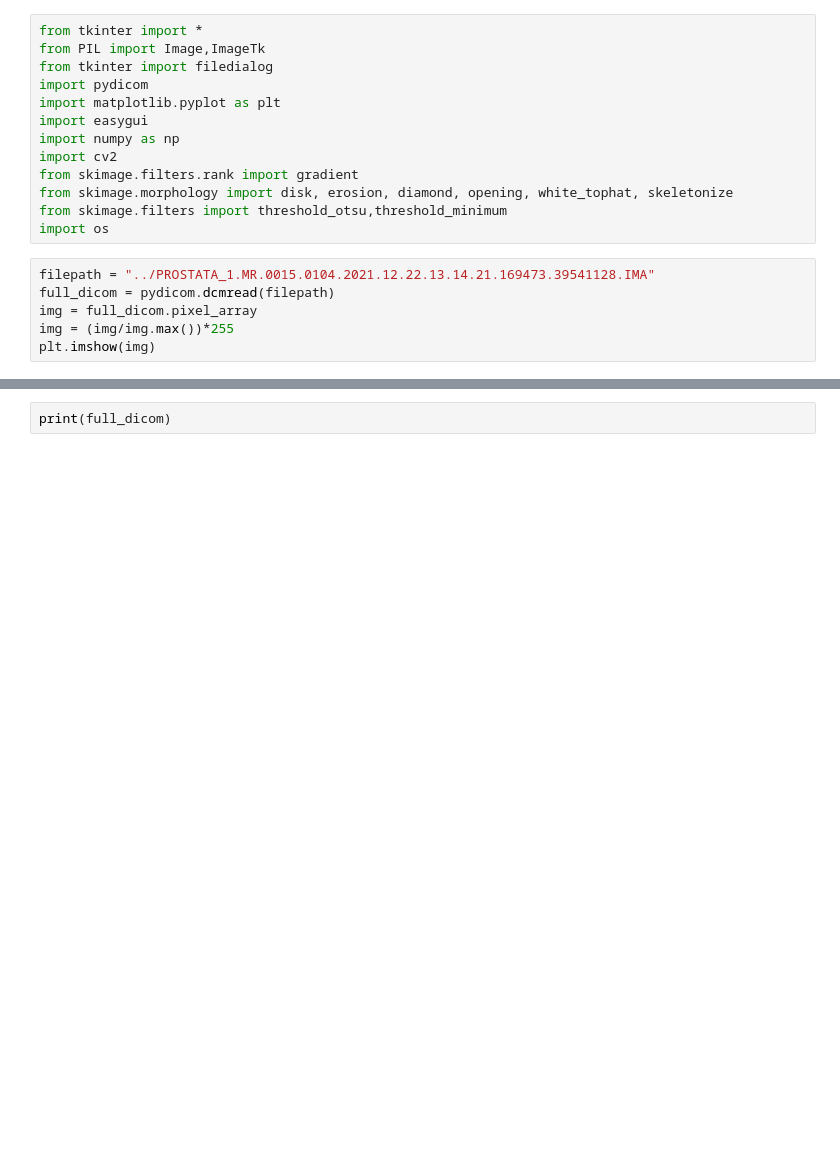
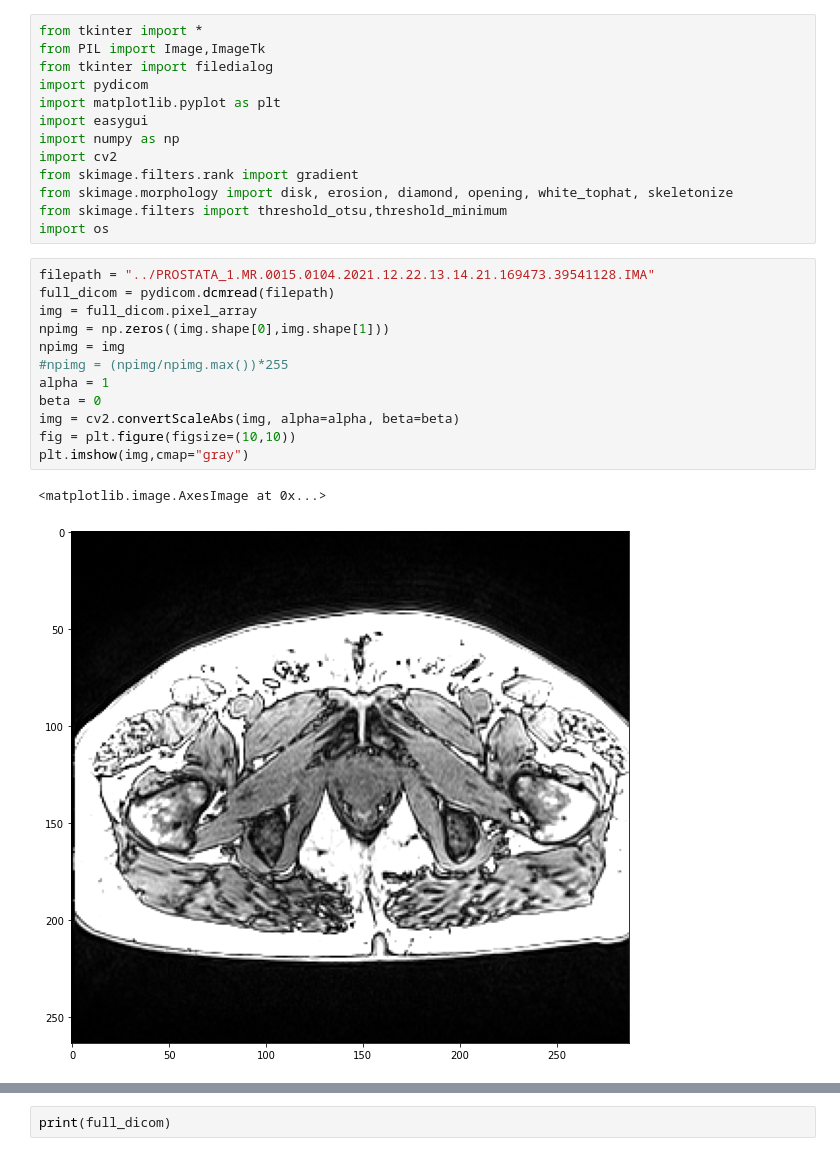
Before and after one commit to mpierangeli/PEFI-Prostate_Cancer_MRI, a Jupyter notebook: random/pruee.ipynb, the cells around one changed output, grey strips where cells are left out. Drawn from its saved outputs; the diff is of its cells as text; blank space fills up the shorter version.

```diff
--- a/random/pruee.ipynb
+++ b/random/pruee.ipynb
@@ -14,6 +14,15 @@ import os
 # %%
 filepath = "../PROSTATA_1.MR.0015.0104.2021.12.22.13.14.21.169473.39541128.IMA"
 full_dicom = pydicom.dcmread(filepath)
 img = full_dicom.pixel_array
-img = (img/img.max())*255
-plt.imshow(img)
+npimg = np.zeros((img.shape[0],img.shape[1]))
+npimg = img
+#npimg = (npimg/npimg.max())*255
+alpha = 1
+beta = 0
+img = cv2.convertScaleAbs(img, alpha=alpha, beta=beta)
+fig = plt.figure(figsize=(10,10))
+plt.imshow(img,cmap="gray")
+# %% [output]
+<matplotlib.image.AxesImage at 0x...>
+[figure, added]
```
Also changed, not shown: parts of 1 cell of this notebook, 1 other file.
